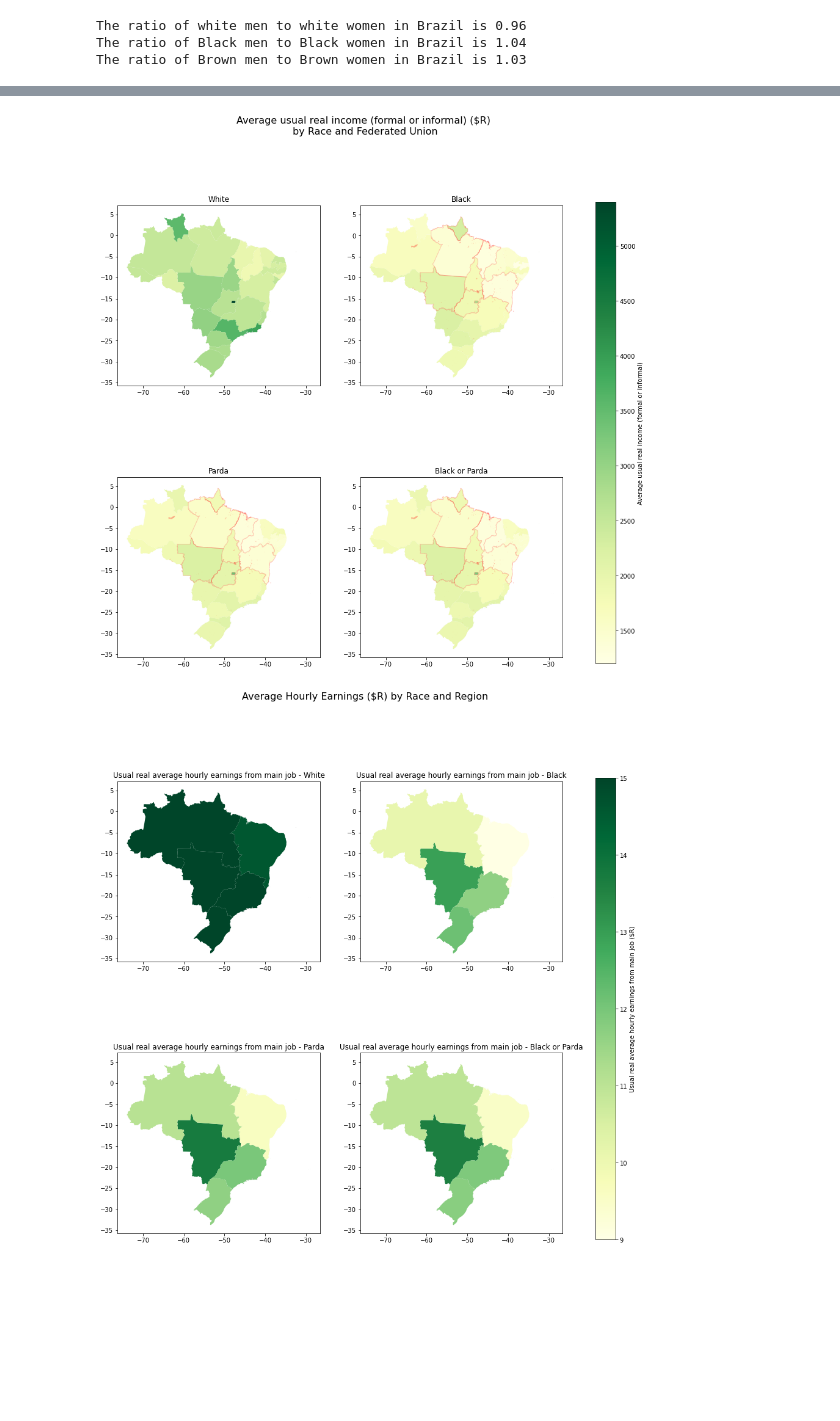
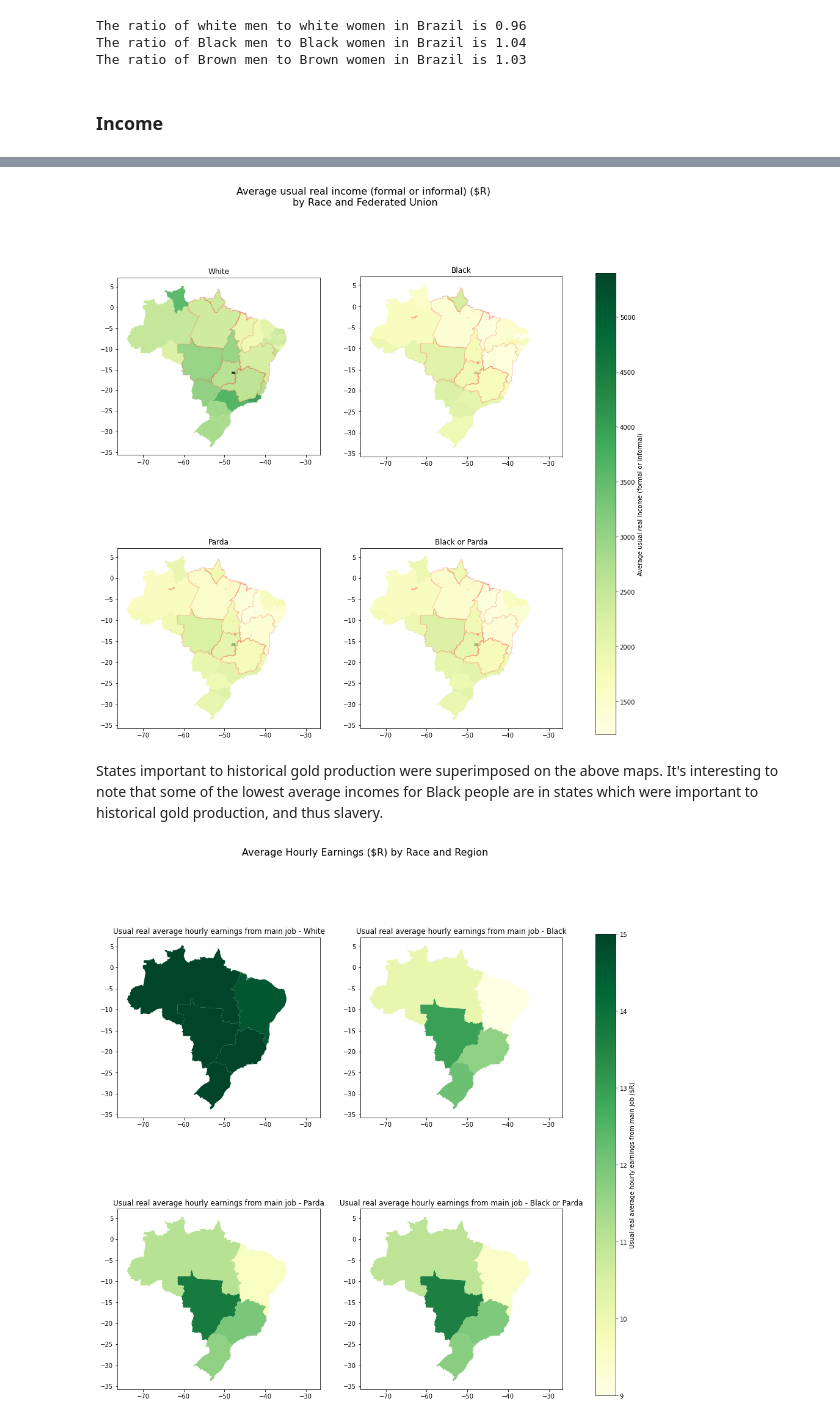
Before and after one commit to RachelThevenard/brazil-da, a Jupyter notebook: Brazil Li EDA.ipynb, the cells around one changed output, grey strips where cells are left out. Cells and saved outputs as stored; diff of their text form; code cells hidden in the pictures; blank space fills up the shorter version.

```diff
--- a/Brazil Li EDA.ipynb
+++ b/Brazil Li EDA.ipynb
@@ -598,6 +620,8 @@ print('The ratio of Brown men to Brown women in Brazil is {}'.format(Brown))
 The ratio of white men to white women in Brazil is 0.96
 The ratio of Black men to Black women in Brazil is 1.04
 The ratio of Brown men to Brown women in Brazil is 1.03
+# %% [markdown]
+### Income
 # %%
 # Tabela 2.5 - Average usual real income from the main job of people
 # aged 14 or over, employed in the reference week and in formal
@@ -630,34 +654,37 @@ fig.suptitle('Average usual real income (formal or informal) ($R) \nby Race and
 vmin, vmax = 1200, 5400
 norm = mcolors.Normalize(vmin=vmin, vmax=vmax)
 
 fig.subplots_adjust(right=0.8)
 
 uni_fi_rend_form.plot(ax=ax1, column='fi_Branca', cmap='YlGn', norm=norm)
+uni_hist_Au.boundary.plot(ax=ax1, linewidth=1, color='red',alpha=0.2)
 uni_fi_rend_form.plot(ax=ax2, column='fi_Preta', cmap='YlGn', norm=norm)
 uni_hist_Au.boundary.plot(ax=ax2, linewidth=1, color='red', alpha=0.2)
 terr_quilo.plot(ax=ax2, color='red', label= 'Quilombola territory', alpha=0.3)
 uni_fi_rend_form.plot(ax=ax3, column='fi_Parda', cmap='YlGn', norm=norm)
 uni_hist_Au.boundary.plot(ax=ax3, linewidth=1, color='red', alpha=0.2)
 terr_quilo.plot(ax=ax3, color='red', label= 'Quilombola territory', alpha=0.3)
 uni_fi_rend_form.plot(ax=ax4, column='fi_Preta ou parda', cmap='YlGn', norm=norm)
 uni_hist_Au.boundary.plot(ax=ax4, linewidth=1, color='red',alpha=0.2)
 terr_quilo.plot(ax=ax4, color='red', label= 'Quilombola territory', alpha=0.3)
 
 # Set titles for each subplot
 ax1.set_title('White')
 ax2.set_title('Black')
 ax3.set_title('Parda')
 ax4.set_title('Black or Parda')
 
 # Add colorbar
 sm = plt.cm.ScalarMappable(cmap='YlGn', norm=norm)
 cbar_ax = fig.add_axes([0.85, 0.15, 0.03, 0.7])
 cbar = fig.colorbar(sm, cax=cbar_ax)
 cbar.set_label('Average usual real income (formal or informal)')
 
 plt.show()
 # %% [output]
-[figure, old version]
+[figure, new version]
+# %% [markdown]
+States important to historical gold production were superimposed on the above maps. It's interesting to note that some of the lowest average incomes for Black people are in states which were important to historical gold production, and thus slavery.
 # %%
 # Tabela 2.7 - Usual real average hourly earnings from the main job of
 # people aged 14 or over employed in the reference week, by level of
```
Also changed, not shown: parts of 17 cells of this notebook, 1 other file.
